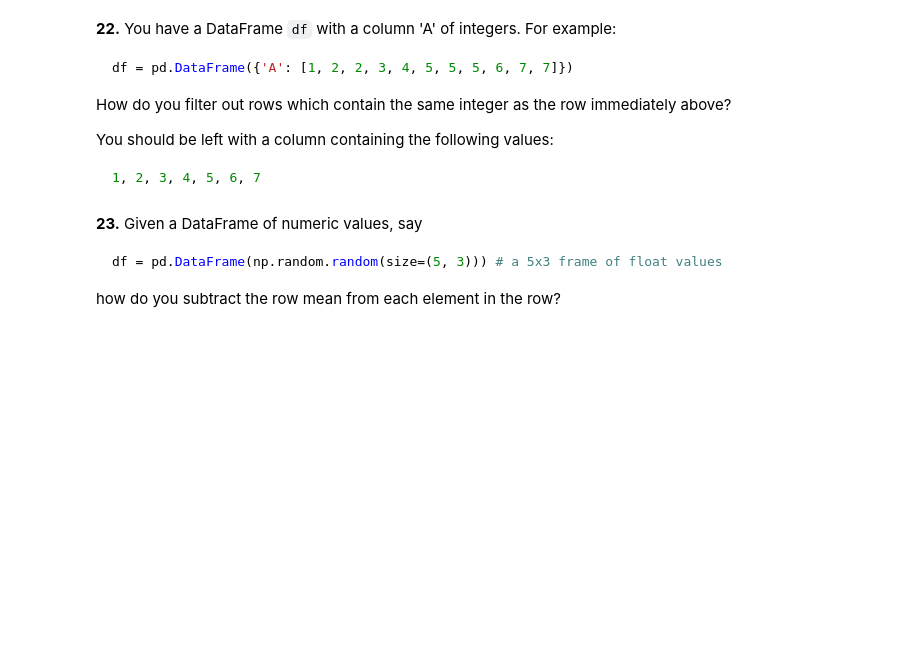
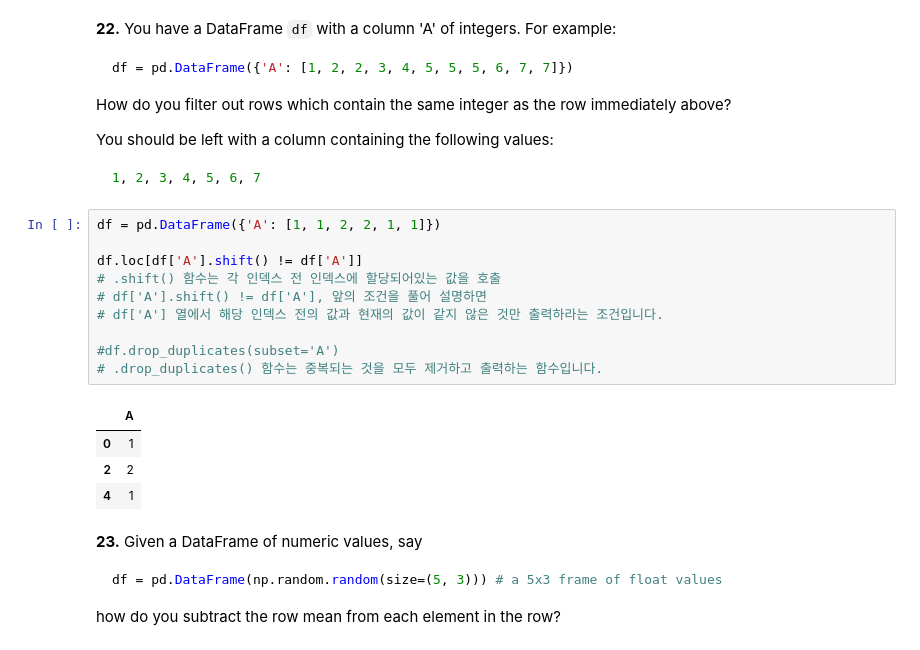
Before and after one commit to GBDO/data-analysis, a Jupyter notebook: Study_on_100_pandas_puzzles.ipynb, the cells around one changed output. Drawn from its saved outputs; the diff is of its cells as text; blank space fills up the shorter version.

````diff
--- a/Study_on_100_pandas_puzzles.ipynb
+++ b/Study_on_100_pandas_puzzles.ipynb
@@ -300,6 +288,21 @@ You should be left with a column containing the following values:
 ```python
 1, 2, 3, 4, 5, 6, 7
 ```
+# %%
+df = pd.DataFrame({'A': [1, 1, 2, 2, 1, 1]})
+
+df.loc[df['A'].shift() != df['A']]
+# .shift() 함수는 각 인덱스 전 인덱스에 할당되어있는 값을 호출
+# df['A'].shift() != df['A'], 앞의 조건을 풀어 설명하면
+# df['A'] 열에서 해당 인덱스 전의 값과 현재의 값이 같지 않은 것만 출력하라는 조건입니다.
+
+#df.drop_duplicates(subset='A')
+# .drop_duplicates() 함수는 중복되는 것을 모두 제거하고 출력하는 함수입니다.
+# %% [output]
+|  | A |
+| 0 | 1 |
+| 2 | 2 |
+| 4 | 1 |
 # %% [markdown]
 **23.** Given a DataFrame of numeric values, say
 ```python
````
Also changed, not shown: parts of 1 cell of this notebook.
